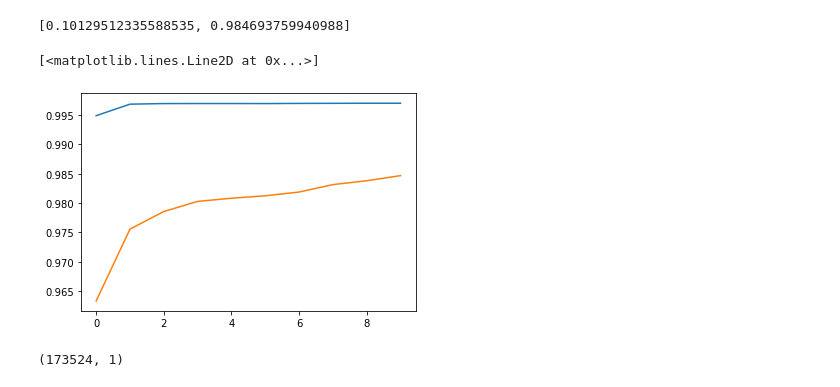
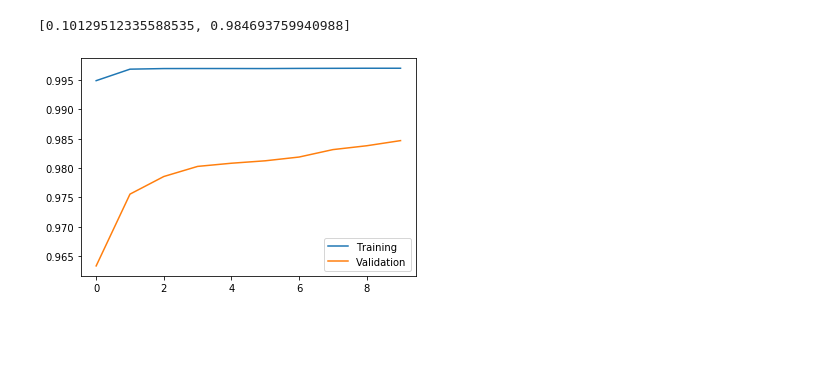
Before and after one commit to oceanhackweek/ohw19-project-mlqc-for-timeseries, a Jupyter notebook: modelNN.ipynb, the cells around one changed output. Saved outputs shown, nothing was run; the diff lists cells and outputs as text; code cells hidden in the pictures; blank space fills up the shorter version.

```diff
--- a/modelNN.ipynb
+++ b/modelNN.ipynb
@@ -117,10 +117,12 @@ eval_model
 [0.10129512335588535, 0.984693759940988]
 # %%
 #Plot the NN accuracy over each epoch
-plt.plot(history.history['acc'])
-plt.plot(history.history['val_acc'])
+fig, ax = plt.subplots()
+ax.plot(history.history['acc'])
+ax.plot(history.history['val_acc'])
+ax.legend(['Training','Validation'])
+fig.savefig('NN_modelTrainingHistory.png')
 # %% [output]
-[<matplotlib.lines.Line2D at 0x...>]
-[figure, old version]
+[figure, new version]
 # %%
 #Generate predictions for the test period
@@ -128,4 +129,0 @@ modelPrediction = model.predict(predictFeatures, batch_size=32)
-# %%
-np.shape(modelPrediction)
-# %% [output]
-(173524, 1)
```
Also changed, not shown: parts of 8 cells of this notebook, 4 other files.
